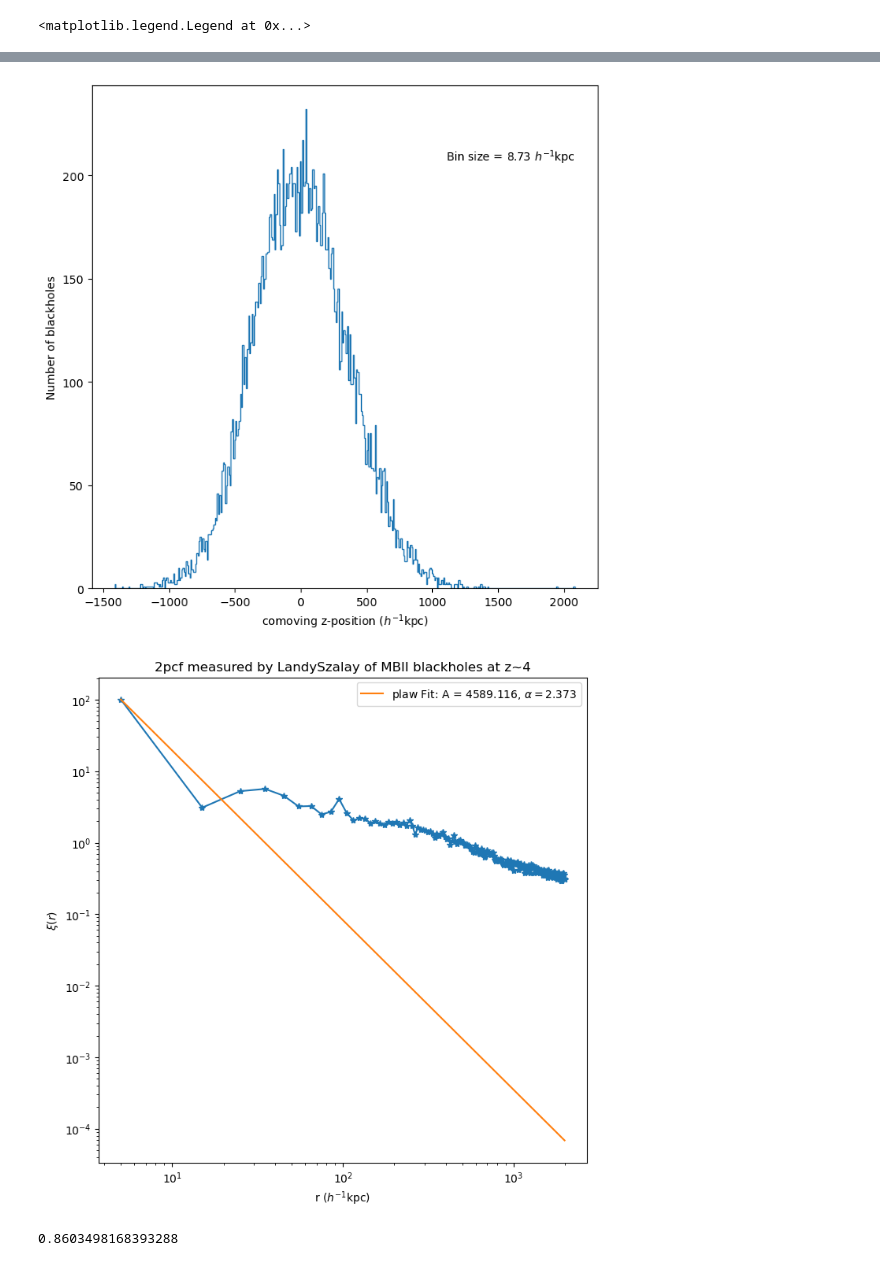
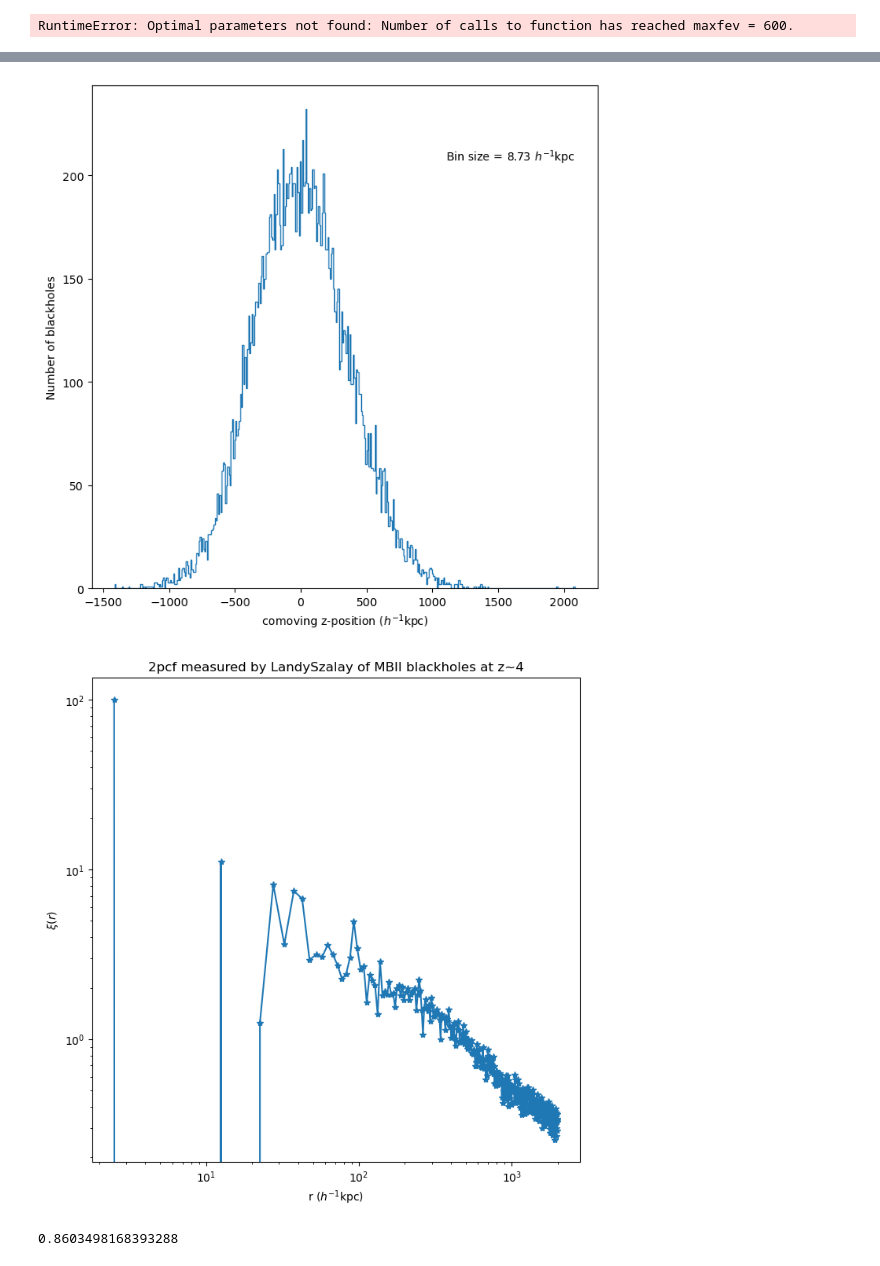
Before and after one commit to VibinRam/DP2, a Jupyter notebook: Codes/Clustering_simulation/MBIIdatacorr.ipynb, the cells around one changed output, grey strips where cells are left out. Saved outputs shown, nothing was run; the diff lists cells and outputs as text; code cells hidden in the pictures.

```diff
--- a/Codes/Clustering_simulation/MBIIdatacorr.ipynb
+++ b/Codes/Clustering_simulation/MBIIdatacorr.ipynb
@@ -46,7 +46,8 @@ rand_y = np.random.uniform(np.min(bh_pos_y), np.max(bh_pos_y), n_rand)
 
 #-------------------------------------------------------------------------------------------
 #Drawing random numbers for z from smoothed distribution of the data z vals
-z_bin_size = 5
+
+z_bin_size = 5   ## Bin size used to produce a new z distribution of the random numbers
 
 z_bin = np.arange(np.min(bh_pos_z), np.max(bh_pos_z), z_bin_size)[:,np.newaxis]
 z_bin_mid = (z_bin + z_bin_size/2)[:-1]
@@ -69,7 +70,7 @@ bin_weights = (uni_val - cdf[bin_indices-1]) / (cdf[bin_indices] - cdf[bin_indic
 rand_z = bin_edges + bin_weights * bin_diff
 
 #-------------------------------------------------------------------------------------------
-bin_size = 10
+bin_size = 5  ## Bin size used for correlation function measurement
 
 bins = np.arange(0, 2000, bin_size)
 bin_mids = (bins[0:-1] + bins[1:])/2
@@ -79,35 +80,35 @@ result_RR = DD(autocorr=1, nthreads=1, binfile=bins, X1 = rand_x, Y1 = rand_y, Z
 result_DR = DD(autocorr=0, nthreads=1, binfile=bins, X1 = bh_pos_x, Y1 = bh_pos_y, Z1 = bh_pos_z, X2 = rand_x, Y2 = rand_y, Z2 = rand_z, periodic=False)
 
 DD_norm = (n_D * (n_D - 1))/2
 RR_norm = (n_rand * (n_rand - 1))/2
 DR_norm = n_D * n_rand
 
 DD_count = result_DD['npairs']/2
 RR_count = result_RR['npairs']/2
 DR_count = result_DR['npairs']
 
 LandSzal2pcf = (DD_count/DD_norm - 2 * DR_count/DR_norm + RR_count/RR_norm)/(RR_count/RR_norm)
 
 fig, ax = plt.subplots(figsize = (8,8))
 ax.plot(bin_mids, LandSzal2pcf, '-*')
 ax.set_xlabel(r'r ($h^{-1}$kpc)')
 ax.set_ylabel(r'$\xi(r)$')
 ax.set_title("2pcf measured by LandySzalay of MBII blackholes at z~4")
 ax.set_xscale('log')
 ax.set_yscale('log')
 
 temp_popt, temp_pcov = spo.curve_fit(pow_func, bin_mids, LandSzal2pcf)
 _2pcf_fit_alpha = temp_popt[1]
 _2pcf_fit_A = temp_popt[0]
 ax.plot(bin_mids, pow_func(bin_mids, _2pcf_fit_A, _2pcf_fit_alpha), label=r"plaw Fit: A = {}, $\alpha = {}$".format(np.round(_2pcf_fit_A, 3), np.round(_2pcf_fit_alpha,3)))
 ax.legend()
 # %% [output]
 408.5
-<matplotlib.legend.Legend at 0x...>
+RuntimeError: Optimal parameters not found: Number of calls to function has reached maxfev = 600.
 [figure]
 [figure]
 [figure]
-[figure, old version]
+[figure, new version]
 # %%
 _2pcf_fit_alpha
 # %% [output]
```
Also changed, not shown: 1 other file.
